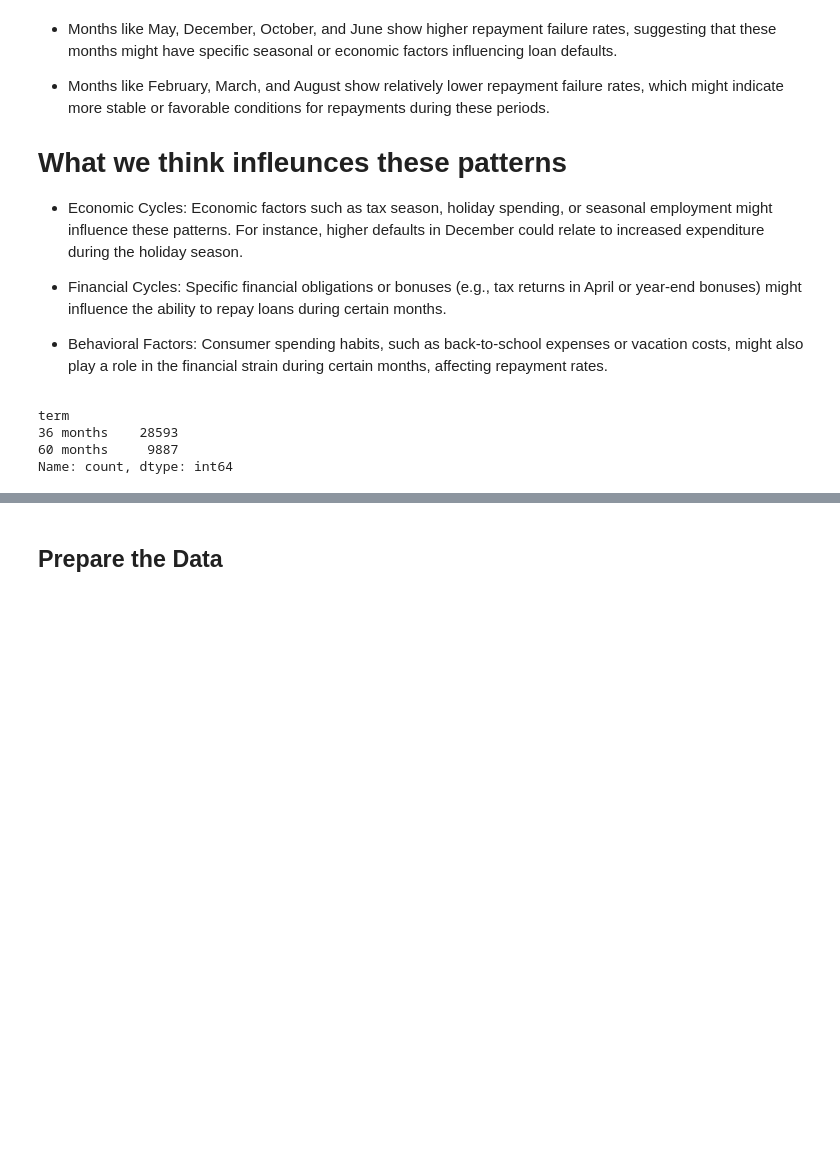
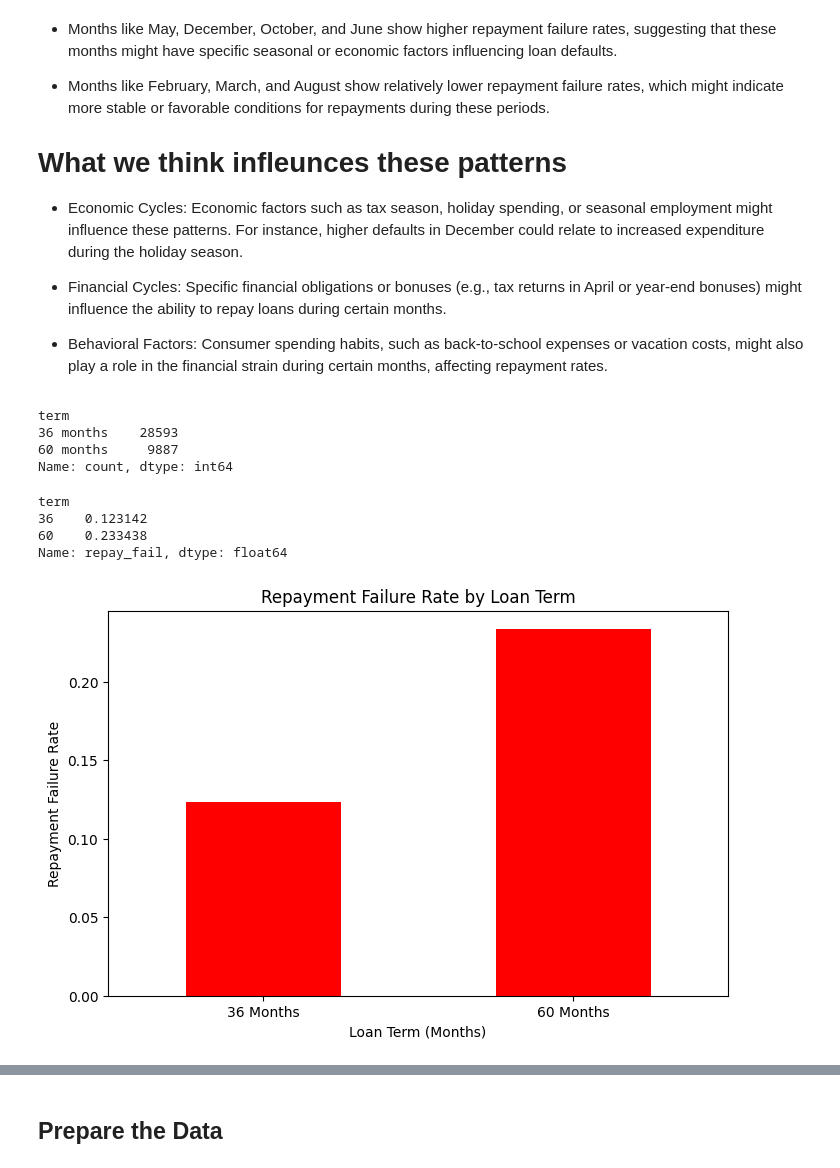
Before and after one commit to jyounes23/LoanDefaultPredictor, a Jupyter notebook: finalProject copy.ipynb, the cells around one changed output, grey strips where cells are left out. Saved outputs shown, nothing was run; the diff lists cells and outputs as text; code cells hidden in the pictures; blank space fills up the shorter version.

Commit message:
graphs

```diff
--- a/finalProject copy.ipynb
+++ b/finalProject copy.ipynb
@@ -585,3 +585,27 @@ term
 36 months    28593
 60 months     9887
 Name: count, dtype: int64
+# %%
+# Clean the 'term' column to remove ' months' and convert it to an integer
+Loan_Data['term'] = Loan_Data['term'].str.replace(' months', '').astype(int)
+# %%
+# Group by 'term' and calculate the mean of 'repay_fail'
+term_repay_fail = Loan_Data.groupby('term')['repay_fail'].mean()
+# %%
+term_repay_fail
+# %% [output]
+term
+36    0.123142
+60    0.233438
+Name: repay_fail, dtype: float64
+# %%
+
+# Create a bar plot for 'repay_fail' rates by 'term'
+term_repay_fail.plot(kind='bar', color='red', figsize=(8, 5))
+plt.title('Repayment Failure Rate by Loan Term')
+plt.xlabel('Loan Term (Months)')
+plt.ylabel('Repayment Failure Rate')
+plt.xticks(ticks=[0, 1], labels=['36 Months', '60 Months'], rotation=0)
+plt.show()
+# %% [output]
+[figure, added]
```
Also changed, not shown: parts of 1 cell of this notebook.
